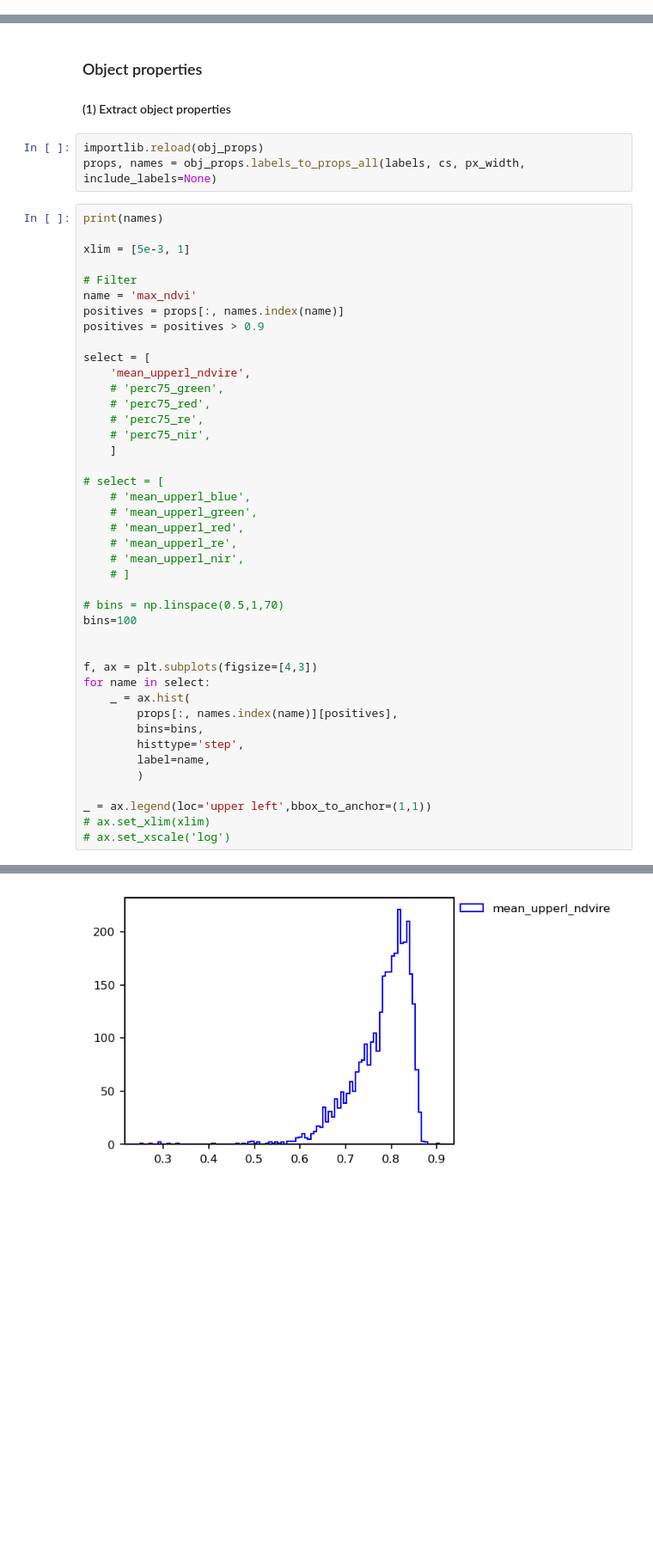
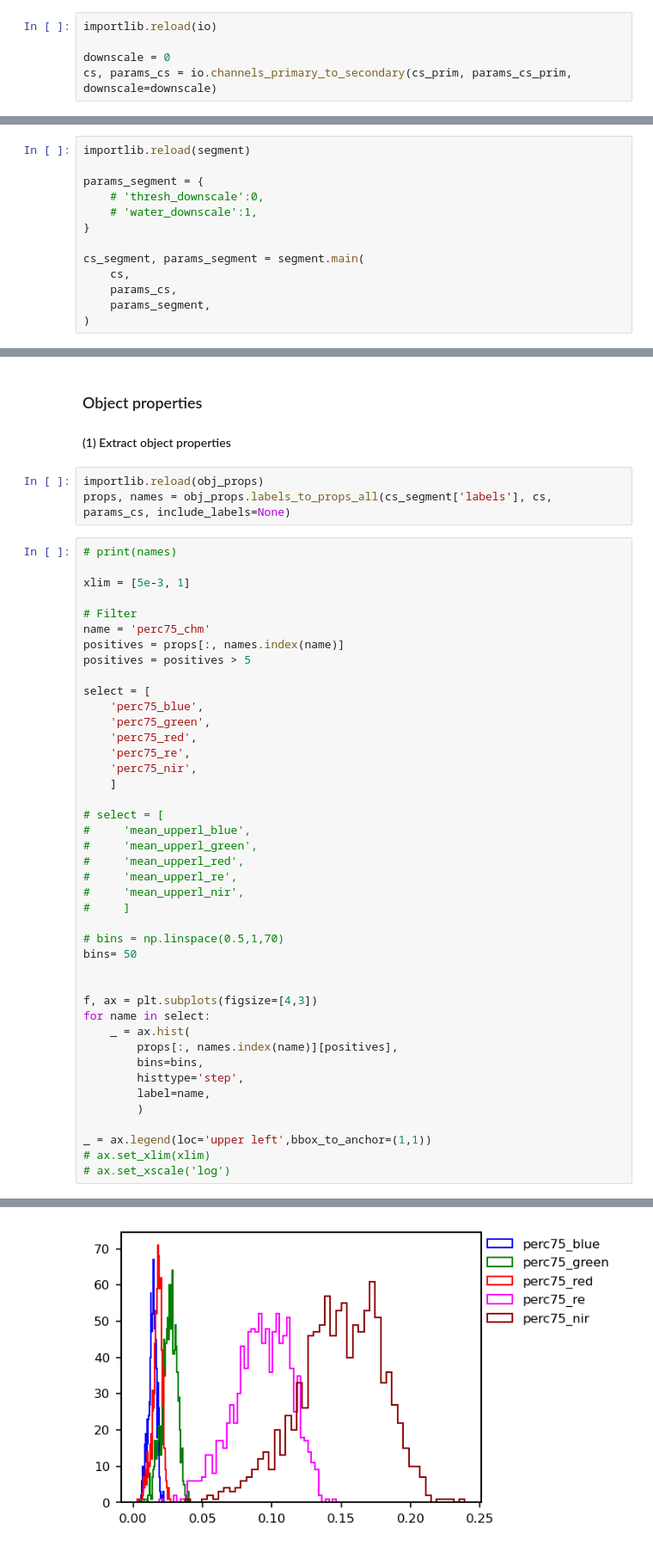
Before and after one commit to FlorianStehr/findatree, a Jupyter notebook: scripts/segment.ipynb, the cells around one changed output, grey strips where cells are left out. Shown at 86% size. Drawn from its saved outputs; the diff is of its cells as text; blank space fills up the shorter version.

```diff
--- a/scripts/segment.ipynb
+++ b/scripts/segment.ipynb
@@ -87,0 +63,5 @@ Image shape: (1994, 1831) [px]
+# %%
+importlib.reload(io)
+
+downscale = 0
+cs, params_cs = io.channels_primary_to_secondary(cs_prim, params_cs_prim, downscale=downscale)
@@ -120,0 +84,13 @@ Watershed params.:
+# %%
+importlib.reload(segment)
+
+params_segment = {
+    # 'thresh_downscale':0,
+    # 'water_downscale':1,
+}
+
+cs_segment, params_segment = segment.main(
+    cs,
+    params_cs,
+    params_segment,
+)
@@ -195,35 +153,35 @@ for ax in axs:
 #### (1) Extract object properties
 # %%
 importlib.reload(obj_props)
-props, names = obj_props.labels_to_props_all(labels, cs, px_width, include_labels=None)
+props, names = obj_props.labels_to_props_all(cs_segment['labels'], cs, params_cs, include_labels=None)
 # %%
-print(names)
+# print(names)
 
 xlim = [5e-3, 1]
 
 # Filter
-name = 'max_ndvi'
+name = 'perc75_chm'
 positives = props[:, names.index(name)]
-positives = positives > 0.9
+positives = positives > 5
 
 select = [
-    'mean_upperl_ndvire',
-    # 'perc75_green',
-    # 'perc75_red',
-    # 'perc75_re',
-    # 'perc75_nir',
+    'perc75_blue',
+    'perc75_green',
+    'perc75_red',
+    'perc75_re',
+    'perc75_nir',
     ]
 
 # select = [
-    # 'mean_upperl_blue',
-    # 'mean_upperl_green',
-    # 'mean_upperl_red',
-    # 'mean_upperl_re',
-    # 'mean_upperl_nir',
-    # ]
+#     'mean_upperl_blue',
+#     'mean_upperl_green',
+#     'mean_upperl_red',
+#     'mean_upperl_re',
+#     'mean_upperl_nir',
+#     ]
 
 # bins = np.linspace(0.5,1,70)
-bins=100
+bins= 50
 
 
 f, ax = plt.subplots(figsize=[4,3])
@@ -243 +200 @@ _ = ax.legend(loc='upper left',bbox_to_anchor=(1,1))
-[figure, old version]
+[figure, new version]
```
Also changed, not shown: parts of 14 cells of this notebook, 4 other files.
